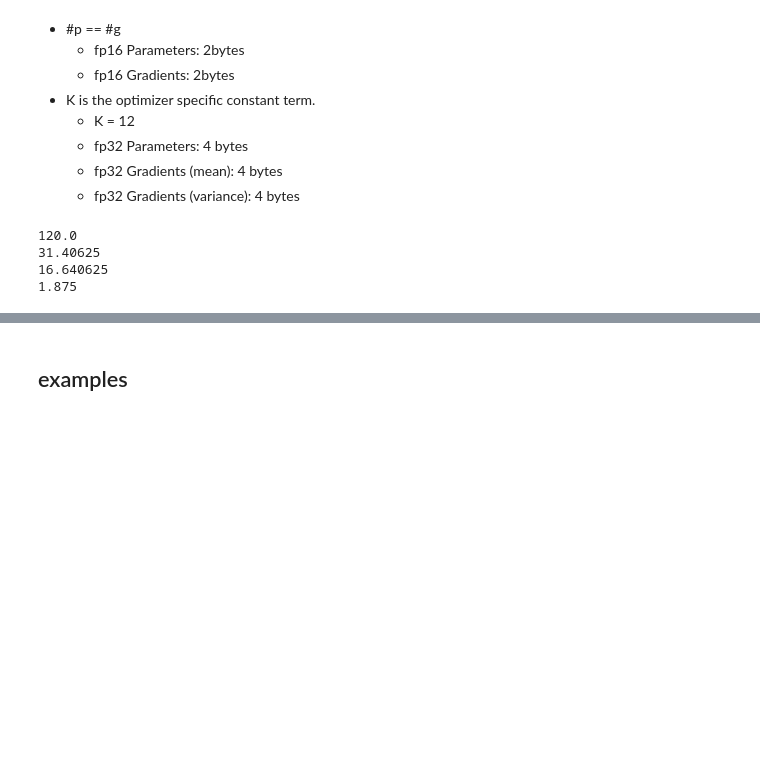
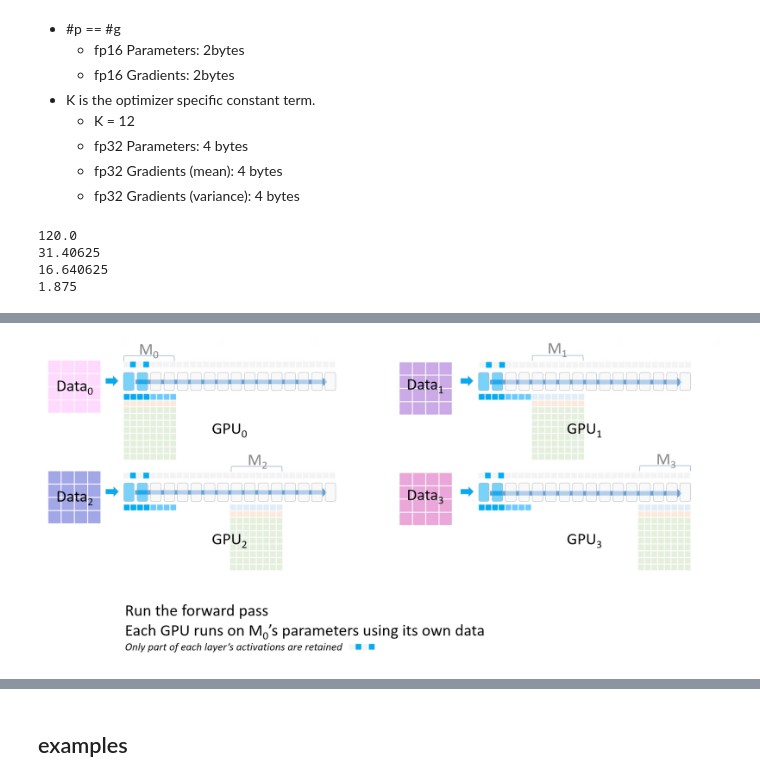
Before and after one commit to chunhuizhang/pytorch_distribute_tutorials, a Jupyter notebook: tutorials/deepspeed_accelerate/deepspeed_basics.ipynb, the cells around one changed output, grey strips where cells are left out. Saved outputs shown, nothing was run; the diff lists cells and outputs as text; code cells hidden in the pictures; blank space fills up the shorter version.

```diff
--- a/tutorials/deepspeed_accelerate/deepspeed_basics.ipynb
+++ b/tutorials/deepspeed_accelerate/deepspeed_basics.ipynb
@@ -69,0 +77,5 @@ Image(url='https://miro.medium.com/v2/resize:fit:1400/format:webp/1*QlAuDP1E70Fs
+# %%
+Image('../../imgs/m0_forward.png', width=700)
+# once M0 is complete, GPU1,2,3 can delete the parameters for M0
+# %% [output]
+[figure, added]
```
Also changed, not shown: parts of 4 cells of this notebook, 5 other files.
